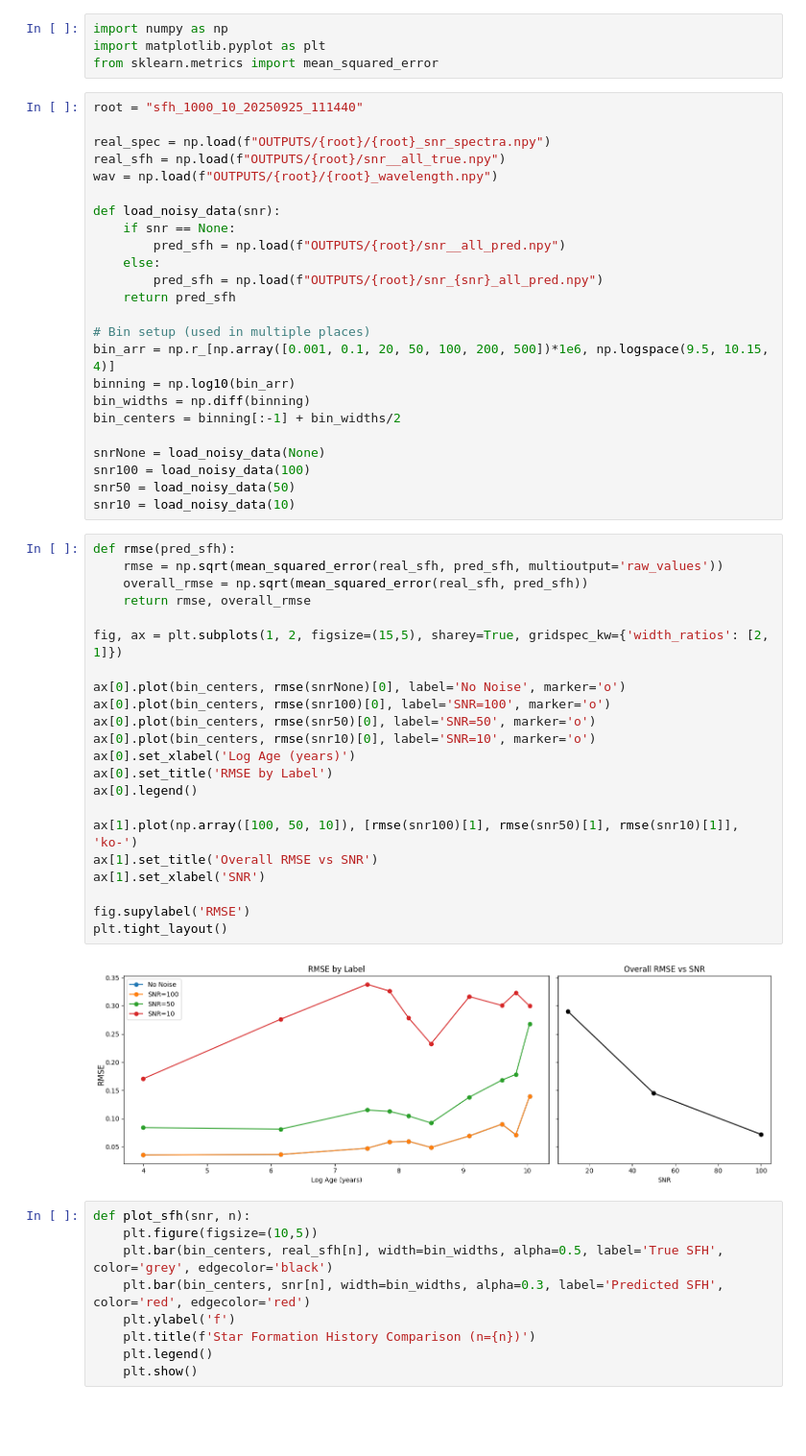
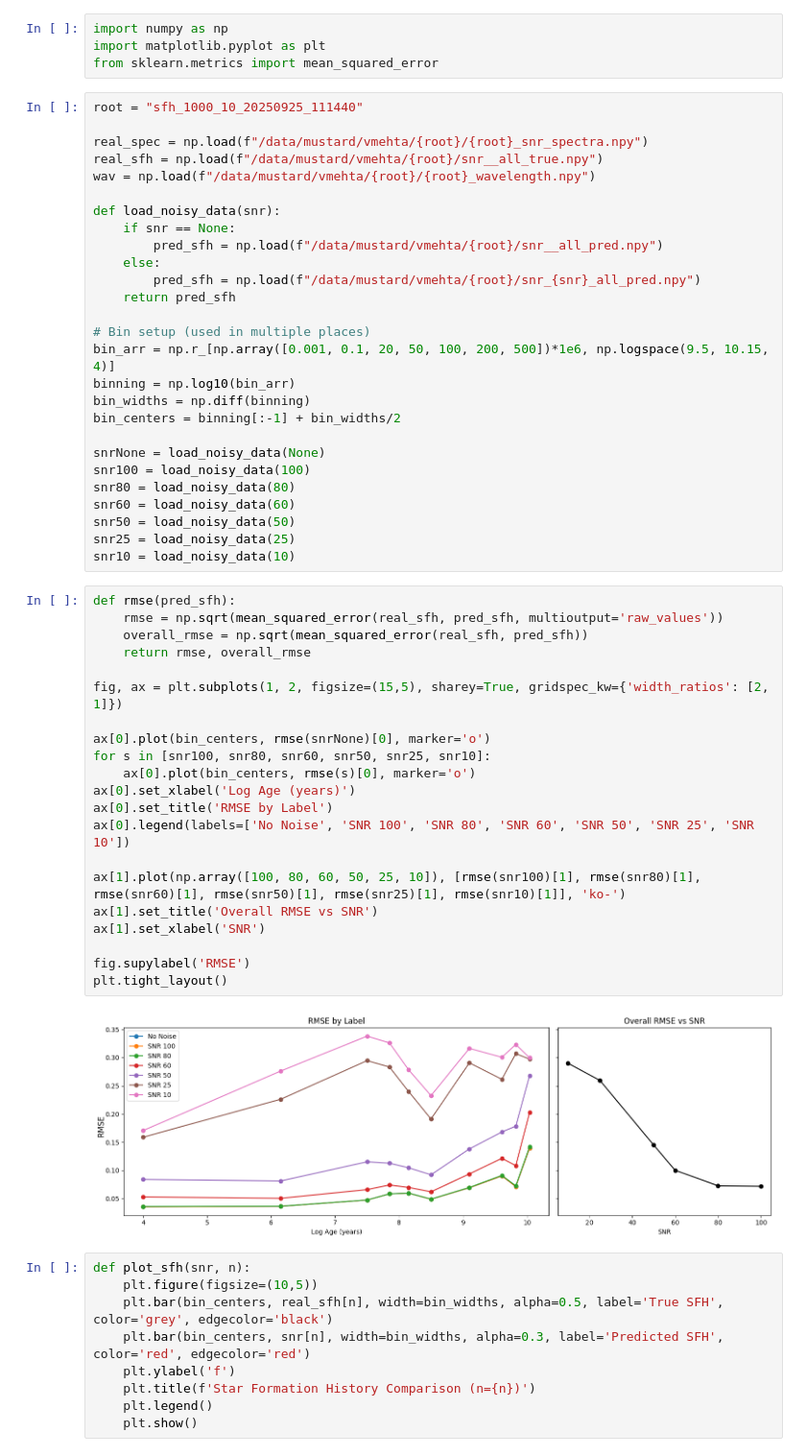
Before and after one commit to vernica-mehta/honours-project, a Jupyter notebook: snr-test.ipynb, the cells around one changed output. Shown at 96% size. Saved outputs shown, nothing was run; the diff lists cells and outputs as text; blank space fills up the shorter version.

```diff
--- a/snr-test.ipynb
+++ b/snr-test.ipynb
@@ -5,15 +5,15 @@ from sklearn.metrics import mean_squared_error
 # %%
 root = "sfh_1000_10_20250925_111440"
 
-real_spec = np.load(f"OUTPUTS/{root}/{root}_snr_spectra.npy")
-real_sfh = np.load(f"OUTPUTS/{root}/snr__all_true.npy")
-wav = np.load(f"OUTPUTS/{root}/{root}_wavelength.npy")
+real_spec = np.load(f"/data/mustard/vmehta/{root}/{root}_snr_spectra.npy")
+real_sfh = np.load(f"/data/mustard/vmehta/{root}/snr__all_true.npy")
+wav = np.load(f"/data/mustard/vmehta/{root}/{root}_wavelength.npy")
 
 def load_noisy_data(snr):
     if snr == None:
-        pred_sfh = np.load(f"OUTPUTS/{root}/snr__all_pred.npy")
+        pred_sfh = np.load(f"/data/mustard/vmehta/{root}/snr__all_pred.npy")
     else:
-        pred_sfh = np.load(f"OUTPUTS/{root}/snr_{snr}_all_pred.npy")
+        pred_sfh = np.load(f"/data/mustard/vmehta/{root}/snr_{snr}_all_pred.npy")
     return pred_sfh
 
 # Bin setup (used in multiple places)
@@ -24,32 +24,34 @@ bin_centers = binning[:-1] + bin_widths/2
 
 snrNone = load_noisy_data(None)
 snr100 = load_noisy_data(100)
+snr80 = load_noisy_data(80)
+snr60 = load_noisy_data(60)
 snr50 = load_noisy_data(50)
+snr25 = load_noisy_data(25)
 snr10 = load_noisy_data(10)
 # %%
 def rmse(pred_sfh):
     rmse = np.sqrt(mean_squared_error(real_sfh, pred_sfh, multioutput='raw_values'))
     overall_rmse = np.sqrt(mean_squared_error(real_sfh, pred_sfh))
     return rmse, overall_rmse
 
 fig, ax = plt.subplots(1, 2, figsize=(15,5), sharey=True, gridspec_kw={'width_ratios': [2, 1]})
 
-ax[0].plot(bin_centers, rmse(snrNone)[0], label='No Noise', marker='o')
-ax[0].plot(bin_centers, rmse(snr100)[0], label='SNR=100', marker='o')
-ax[0].plot(bin_centers, rmse(snr50)[0], label='SNR=50', marker='o')
-ax[0].plot(bin_centers, rmse(snr10)[0], label='SNR=10', marker='o')
+ax[0].plot(bin_centers, rmse(snrNone)[0], marker='o')
+for s in [snr100, snr80, snr60, snr50, snr25, snr10]:
+    ax[0].plot(bin_centers, rmse(s)[0], marker='o')
 ax[0].set_xlabel('Log Age (years)')
 ax[0].set_title('RMSE by Label')
-ax[0].legend()
+ax[0].legend(labels=['No Noise', 'SNR 100', 'SNR 80', 'SNR 60', 'SNR 50', 'SNR 25', 'SNR 10'])
 
-ax[1].plot(np.array([100, 50, 10]), [rmse(snr100)[1], rmse(snr50)[1], rmse(snr10)[1]], 'ko-')
+ax[1].plot(np.array([100, 80, 60, 50, 25, 10]), [rmse(snr100)[1], rmse(snr80)[1], rmse(snr60)[1], rmse(snr50)[1], rmse(snr25)[1], rmse(snr10)[1]], 'ko-')
 ax[1].set_title('Overall RMSE vs SNR')
 ax[1].set_xlabel('SNR')
 
 fig.supylabel('RMSE')
 plt.tight_layout()
 # %% [output]
-[figure, old version]
+[figure, new version]
 # %%
 def plot_sfh(snr, n):
     plt.figure(figsize=(10,5))
```
Also changed, not shown: 1 other file.
